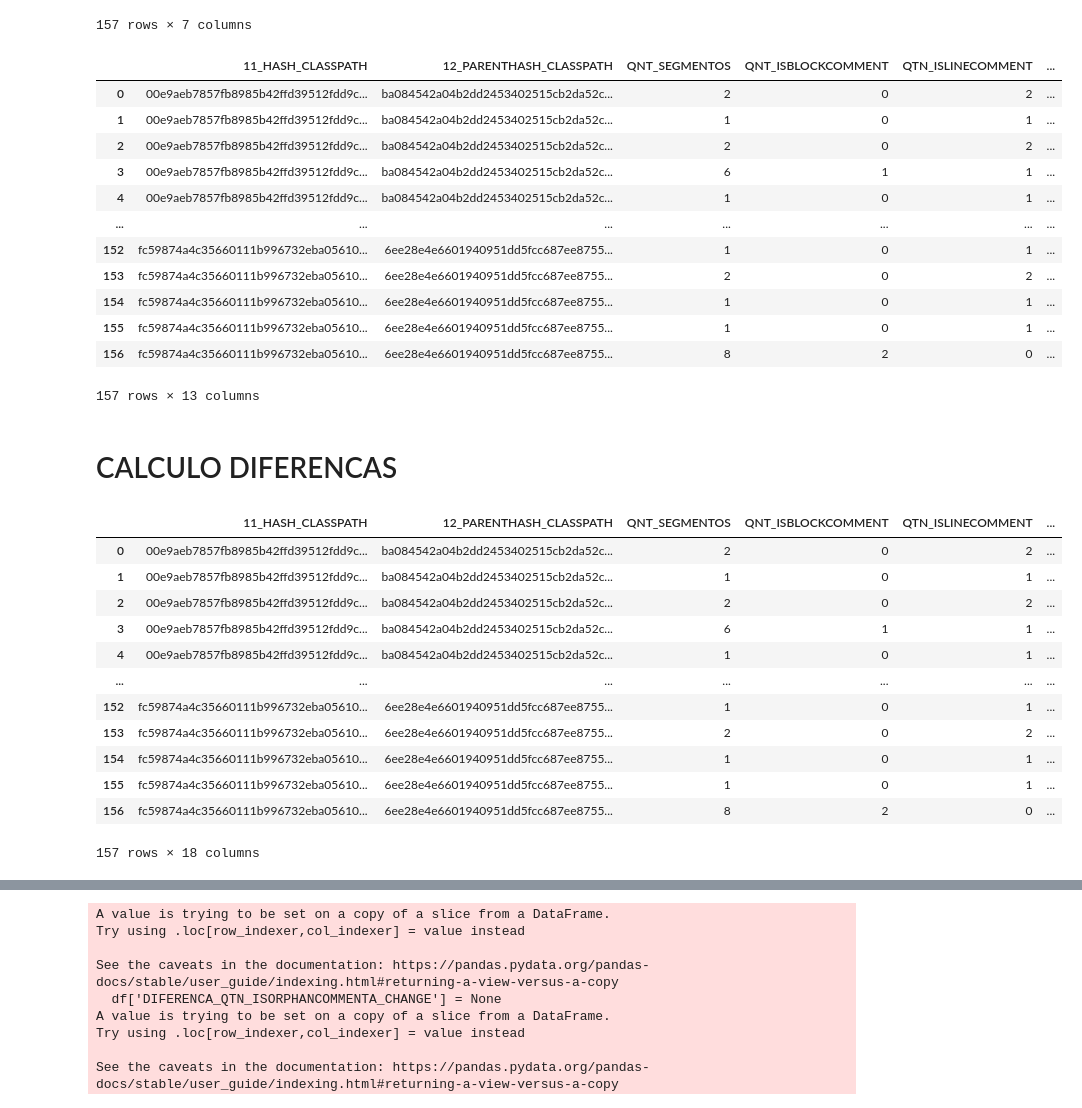
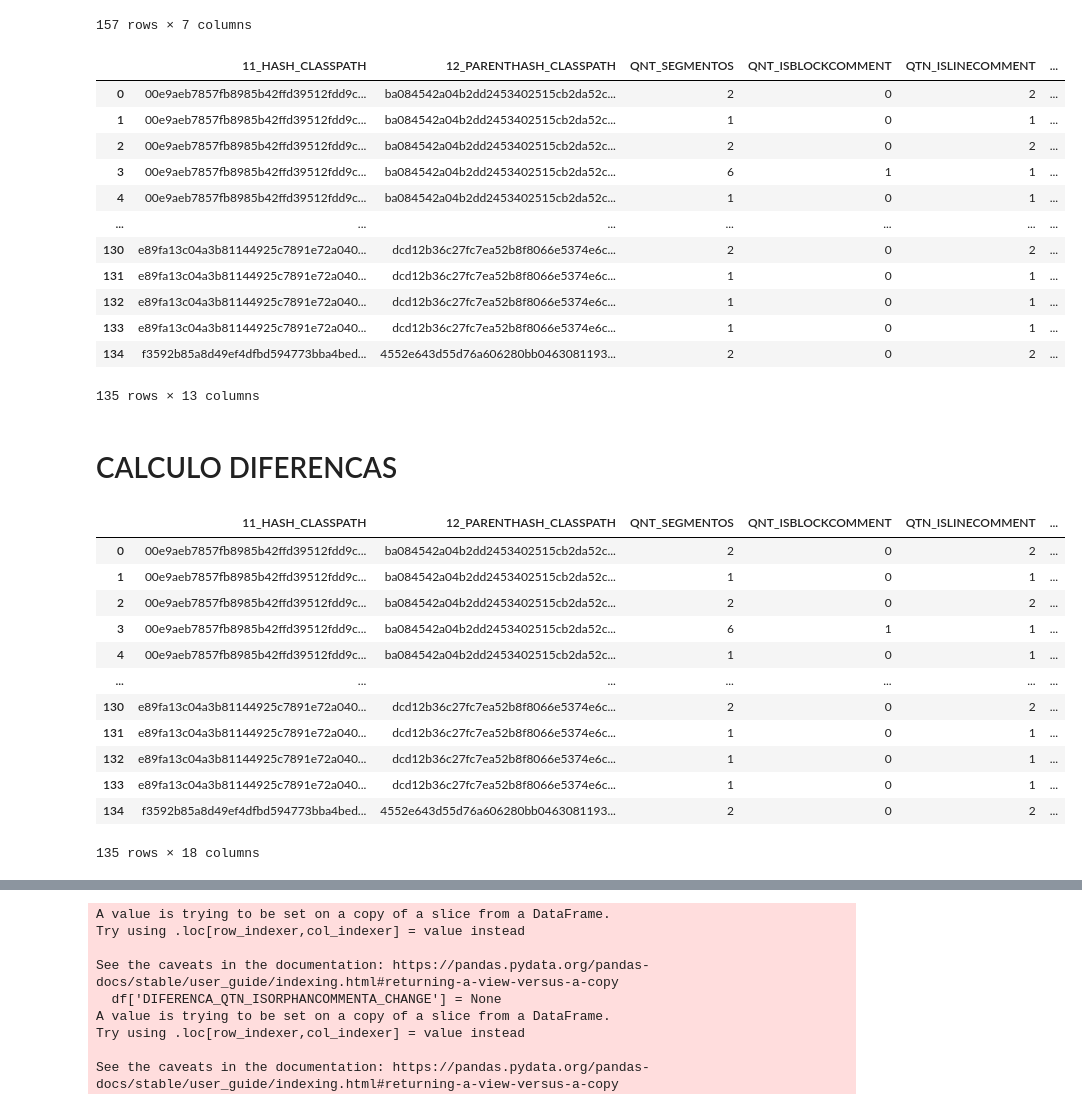
Before and after one commit to KleitonEwerton/project-analyzer-with-parsers, a Jupyter notebook: analise_refatoracao.ipynb, the cells around one changed output, grey strips where cells are left out. Saved outputs shown, nothing was run; the diff lists cells and outputs as text; code cells hidden in the pictures.

```diff
--- a/analise_refatoracao.ipynb
+++ b/analise_refatoracao.ipynb
@@ -133,24 +133,25 @@ agrupado
 157 rows × 7 columns
 # %%
 # Juntando o DataFrame consigo mesmo para calcular as diferenças
-merged_df = pd.merge(agrupado, agrupado, left_on="12_PARENTHASH_CLASSPATH", right_on="11_HASH_CLASSPATH", suffixes=('', '_PARENTE'), how='left')
+
+merged_df = pd.merge(agrupado, agrupado, left_on="11_HASH_CLASSPATH", right_on="12_PARENTHASH_CLASSPATH", suffixes=('', '_PARENTE'))
 merged_df.drop(columns=['11_HASH_CLASSPATH_PARENTE'], inplace=True)
 merged_df.to_csv(FILE_NAME_TABELA_MERGE, index=False)
 merged_df
 # %% [output]
 |  | 11_HASH_CLASSPATH | 12_PARENTHASH_CLASSPATH | QNT_SEGMENTOS | QNT_ISBLOCKCOMMENT | QTN_ISLINECOMMENT | ... |
 | 0 | 00e9aeb7857fb8985b42ffd39512fdd9c... | ba084542a04b2dd2453402515cb2da52c... | 2 | 0 | 2 | ... |
 | 1 | 00e9aeb7857fb8985b42ffd39512fdd9c... | ba084542a04b2dd2453402515cb2da52c... | 1 | 0 | 1 | ... |
 | 2 | 00e9aeb7857fb8985b42ffd39512fdd9c... | ba084542a04b2dd2453402515cb2da52c... | 2 | 0 | 2 | ... |
 | 3 | 00e9aeb7857fb8985b42ffd39512fdd9c... | ba084542a04b2dd2453402515cb2da52c... | 6 | 1 | 1 | ... |
 | 4 | 00e9aeb7857fb8985b42ffd39512fdd9c... | ba084542a04b2dd2453402515cb2da52c... | 1 | 0 | 1 | ... |
 | ... | ... | ... | ... | ... | ... | ... |
-| 152 | fc59874a4c35660111b996732eba05610... | 6ee28e4e6601940951dd5fcc687ee8755... | 1 | 0 | 1 | ... |
-| 153 | fc59874a4c35660111b996732eba05610... | 6ee28e4e6601940951dd5fcc687ee8755... | 2 | 0 | 2 | ... |
-| 154 | fc59874a4c35660111b996732eba05610... | 6ee28e4e6601940951dd5fcc687ee8755... | 1 | 0 | 1 | ... |
-| 155 | fc59874a4c35660111b996732eba05610... | 6ee28e4e6601940951dd5fcc687ee8755... | 1 | 0 | 1 | ... |
-| 156 | fc59874a4c35660111b996732eba05610... | 6ee28e4e6601940951dd5fcc687ee8755... | 8 | 2 | 0 | ... |
+| 130 | e89fa13c04a3b81144925c7891e72a040... | dcd12b36c27fc7ea52b8f8066e5374e6c... | 2 | 0 | 2 | ... |
+| 131 | e89fa13c04a3b81144925c7891e72a040... | dcd12b36c27fc7ea52b8f8066e5374e6c... | 1 | 0 | 1 | ... |
+| 132 | e89fa13c04a3b81144925c7891e72a040... | dcd12b36c27fc7ea52b8f8066e5374e6c... | 1 | 0 | 1 | ... |
+| 133 | e89fa13c04a3b81144925c7891e72a040... | dcd12b36c27fc7ea52b8f8066e5374e6c... | 1 | 0 | 1 | ... |
+| 134 | f3592b85a8d49ef4dfbd594773bba4bed... | 4552e643d55d76a606280bb0463081193... | 2 | 0 | 2 | ... |
-157 rows × 13 columns
+135 rows × 13 columns
 # %% [markdown]
 # CALCULO DIFERENCAS
 # %%
@@ -171,12 +172,12 @@ merged_df
 | 3 | 00e9aeb7857fb8985b42ffd39512fdd9c... | ba084542a04b2dd2453402515cb2da52c... | 6 | 1 | 1 | ... |
 | 4 | 00e9aeb7857fb8985b42ffd39512fdd9c... | ba084542a04b2dd2453402515cb2da52c... | 1 | 0 | 1 | ... |
 | ... | ... | ... | ... | ... | ... | ... |
-| 152 | fc59874a4c35660111b996732eba05610... | 6ee28e4e6601940951dd5fcc687ee8755... | 1 | 0 | 1 | ... |
-| 153 | fc59874a4c35660111b996732eba05610... | 6ee28e4e6601940951dd5fcc687ee8755... | 2 | 0 | 2 | ... |
-| 154 | fc59874a4c35660111b996732eba05610... | 6ee28e4e6601940951dd5fcc687ee8755... | 1 | 0 | 1 | ... |
-| 155 | fc59874a4c35660111b996732eba05610... | 6ee28e4e6601940951dd5fcc687ee8755... | 1 | 0 | 1 | ... |
-| 156 | fc59874a4c35660111b996732eba05610... | 6ee28e4e6601940951dd5fcc687ee8755... | 8 | 2 | 0 | ... |
+| 130 | e89fa13c04a3b81144925c7891e72a040... | dcd12b36c27fc7ea52b8f8066e5374e6c... | 2 | 0 | 2 | ... |
+| 131 | e89fa13c04a3b81144925c7891e72a040... | dcd12b36c27fc7ea52b8f8066e5374e6c... | 1 | 0 | 1 | ... |
+| 132 | e89fa13c04a3b81144925c7891e72a040... | dcd12b36c27fc7ea52b8f8066e5374e6c... | 1 | 0 | 1 | ... |
+| 133 | e89fa13c04a3b81144925c7891e72a040... | dcd12b36c27fc7ea52b8f8066e5374e6c... | 1 | 0 | 1 | ... |
+| 134 | f3592b85a8d49ef4dfbd594773bba4bed... | 4552e643d55d76a606280bb0463081193... | 2 | 0 | 2 | ... |
-157 rows × 18 columns
+135 rows × 18 columns
 # %%
 # Selecionando as colunas desejadas
 novo_df_com_diferencas = merged_df[[
```
Also changed, not shown: parts of 13 cells of this notebook, 1 other file.
